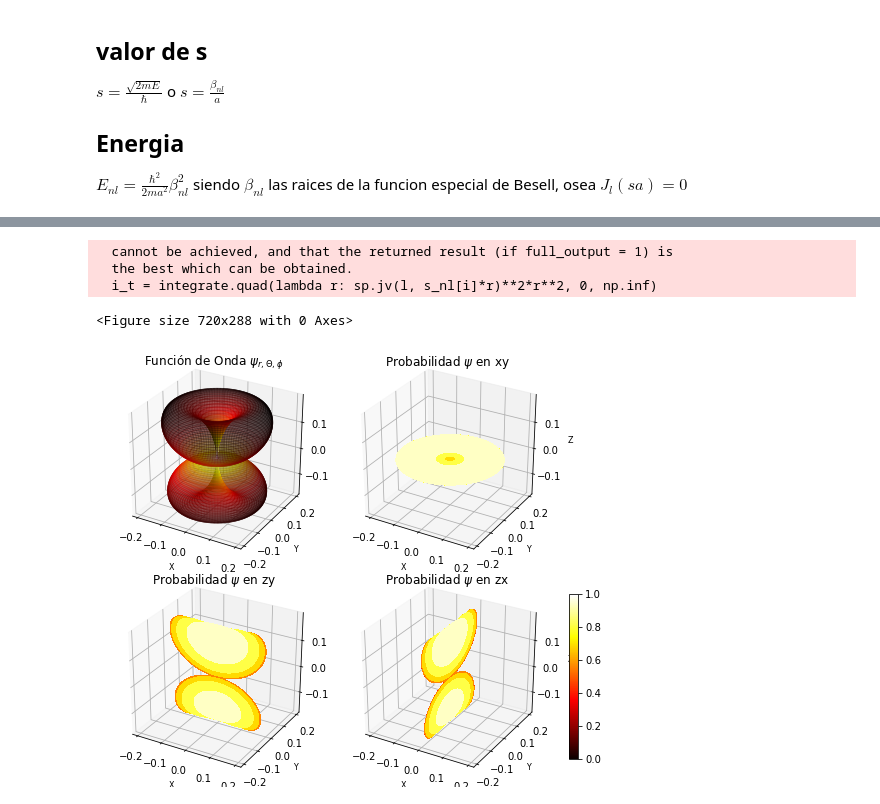
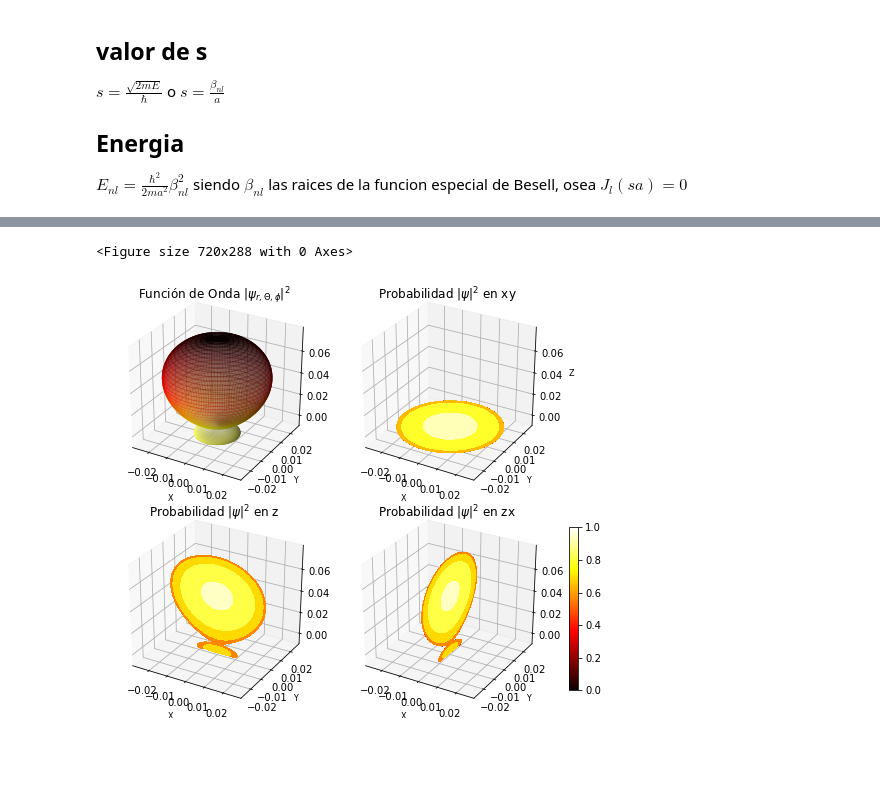
Before and after one commit to ColleaguePhy/Cuantica, a Jupyter notebook: Radial_Particula.ipynb, the cells around one changed output, grey strips where cells are left out. Saved outputs shown, nothing was run; the diff lists cells and outputs as text; code cells hidden in the pictures; blank space fills up the shorter version.

Commit message:
Actualizacion de del codigo para una particula en un poso esferico infinito, que tambien contienen la descripcion 3d del atomo de hidrogeno

```diff
--- a/Radial_Particula.ipynb
+++ b/Radial_Particula.ipynb
@@ -106,10 +111,11 @@ Grafica_fun_Radial(20,1,1)
 def FO_Elec_cascaron(a,n,l,m):
 
     R_nl,E_nl = FuncionRadial(a,n,l)
-#---------------------------------------- FUNCION DE ONDA PARTICULA EN POTENCIAL ESFERICO----------------------------------
+
+#--------------------VALOR ABSOLUTO DE LA FUNCION DE ONDA AL CUADRADO PARA PARTICULA EN POTENCIAL ESFERICO---------------
 
     PHI, THETA = np.mgrid[0:2*np.pi:200j, 0:np.pi:100j] #arrays de variables angulares
-    FUN_ONDA =np.abs((R_nl[n-1]/np.max(R_nl[n-1]))*sp.sph_harm(m, l, PHI, THETA))
+    FUN_ONDA =np.abs((R_nl[n-1]/np.max(R_nl[n-1]))*sp.sph_harm(m, l, PHI, THETA))**2
 
     #A continuación convertimos a coordenadas cartesianas
     # para su representación 3D
@@ -117,7 +123,7 @@ def FO_Elec_cascaron(a,n,l,m):
     Y = FUN_ONDA * np.sin(THETA) * np.sin(PHI)
     Z = FUN_ONDA * np.cos(THETA)
 
-#----------------------------------------GRAFICA DE LA FUNCION DE ONDA ------------------------------------------------
+#-----------------------------GRAFICA VALOR ABSOLUTO DE LA FUNCION DE ONDA AL CUADRADO ----------------------------------
 
     fig = plt.figure(figsize=(10,4))
 
@@ -138,7 +144,7 @@ def FO_Elec_cascaron(a,n,l,m):
     ax.set_xlabel('X', fontsize = 8)
     ax.set_ylabel('Y', fontsize = 8)
     ax.set_zlabel('Z', fontsize = 8)
-    ax.set_title('Función de Onda $\psi_{r, \Theta, \phi}$')
+    ax.set_title('Función de Onda $|\psi_{r, \Theta, \phi}|^{2}$')
 
 #===============
 # SEGUNDO subplot
@@ -154,7 +160,7 @@ def FO_Elec_cascaron(a,n,l,m):
     ax.set_ylabel('Y', fontsize = 8)
     ax.set_zlabel('Z', fontsize = 8)
     m = cm.ScalarMappable(cmap=cm.hot)
-    ax.set_title('Probabilidad $\psi$ en xy')
+    ax.set_title('Probabilidad $|\psi|^{2}$ en xy')
 
 #===============
 # TERCER subplot
@@ -167,7 +173,7 @@ def FO_Elec_cascaron(a,n,l,m):
     ax.set_xlabel('X', fontsize = 8)
     ax.set_ylabel('Y', fontsize = 8)
     ax.set_zlabel('Z', fontsize = 8)
-    ax.set_title('Probabilidad $\psi$ en zy')
+    ax.set_title('Probabilidad $|\psi|^{2}$ en z')
 
 #===============
 # CUARTO subplot
@@ -180,16 +186,13 @@ def FO_Elec_cascaron(a,n,l,m):
     ax.set_xlabel('X', fontsize = 8)
     ax.set_ylabel('Y', fontsize = 8)
     ax.set_zlabel('Z', fontsize = 8)
-    ax.set_title('Probabilidad $\psi$ en zx')
+    ax.set_title('Probabilidad $|\psi|^{2}$ en zx')
     fig.colorbar(m, shrink=0.8);
 # %%
-FO_Elec_cascaron(20,1,1,0)
+FO_Elec_cascaron(20,2,0,0)
 # %% [output]
-  cannot be achieved, and that the returned result (if full_output = 1) is
-  the best which can be obtained.
-  i_t = integrate.quad(lambda r: sp.jv(l, s_nl[i]*r)**2*r**2, 0, np.inf)
+<Figure size 720x288 with 0 Axes>
-<Figure size 720x288 with 0 Axes>
-[figure, old version]
+[figure, new version]
 # %%
 def PROB_FUN_OND_ELEC_CAS(a,n,l,m):
 # l Grado del armónico esférico
```
Also changed, not shown: parts of 13 cells of this notebook, 1 other file.
